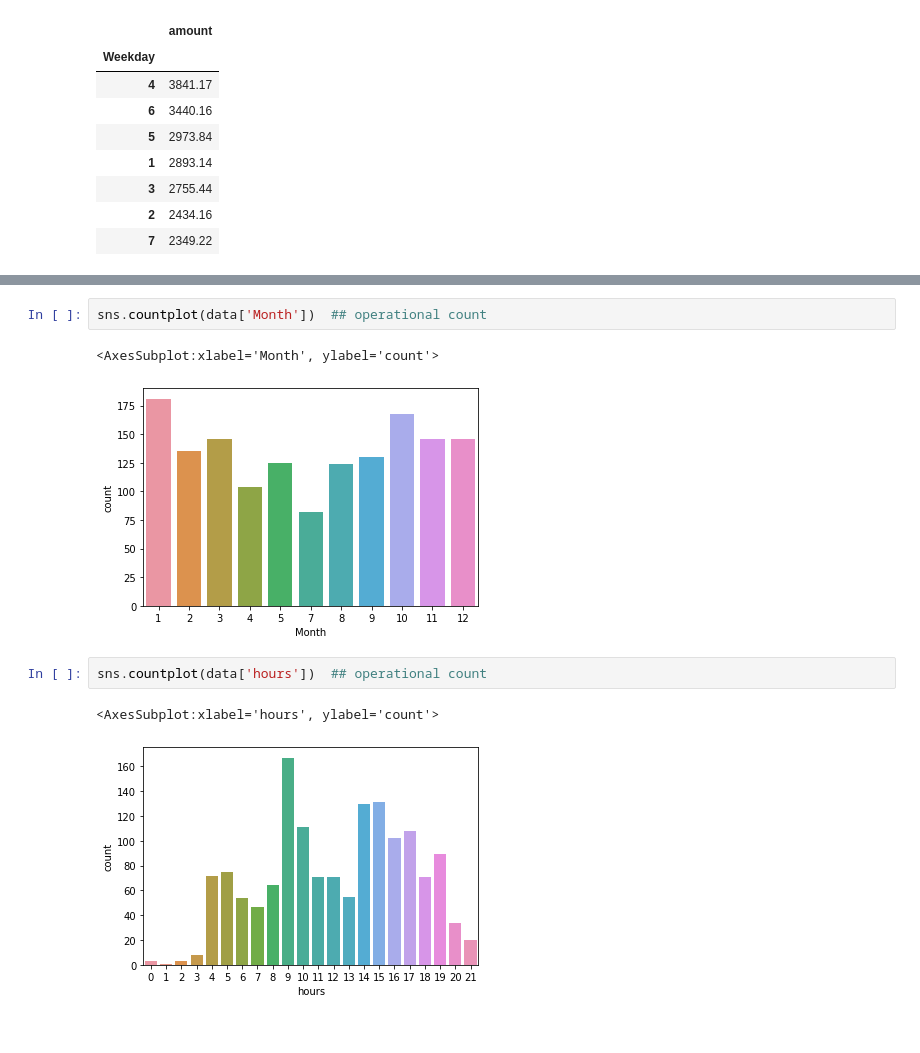
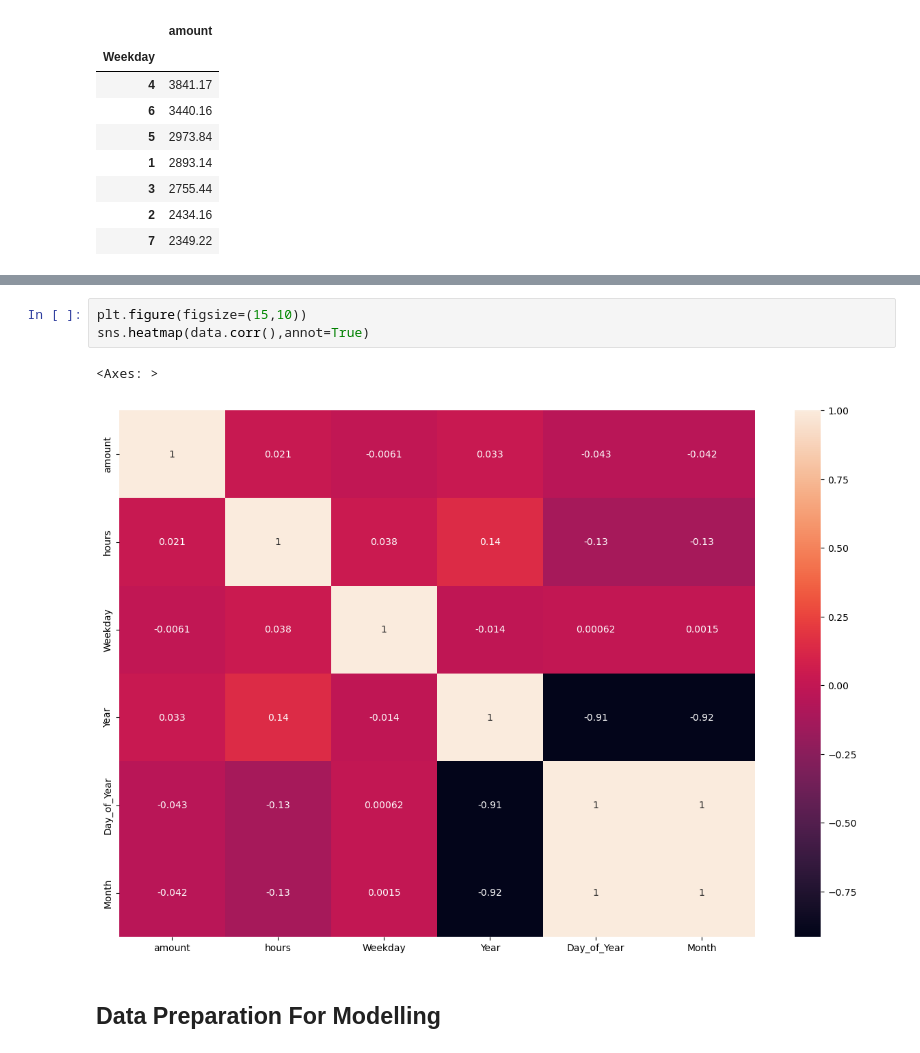
Before and after one commit to Ismat-Samadov/Budget_Prediction, a Jupyter notebook: Budget.ipynb, the cells around one changed output, grey strips where cells are left out. Saved outputs shown, nothing was run; the diff lists cells and outputs as text.

Commit message:
Modelling

```diff
--- a/Budget.ipynb
+++ b/Budget.ipynb
@@ -139,10 +205,8 @@ sns.countplot(data['Weekday'])   ## operational count
-# %%
-sns.countplot(data['Month'])  ## operational count
-# %% [output]
-<AxesSubplot:xlabel='Month', ylabel='count'>
-[figure, removed]
-# %%
-sns.countplot(data['hours'])  ## operational count
-# %% [output]
-<AxesSubplot:xlabel='hours', ylabel='count'>
-[figure, removed]
+# %%
+plt.figure(figsize=(15,10))
+sns.heatmap(data.corr(),annot=True)
+# %% [output]
+<Axes: >
+[figure, added]
+# %% [markdown]
+## Data Preparation For Modelling
```
Also changed, not shown: parts of 32 cells of this notebook, 1 other file.
